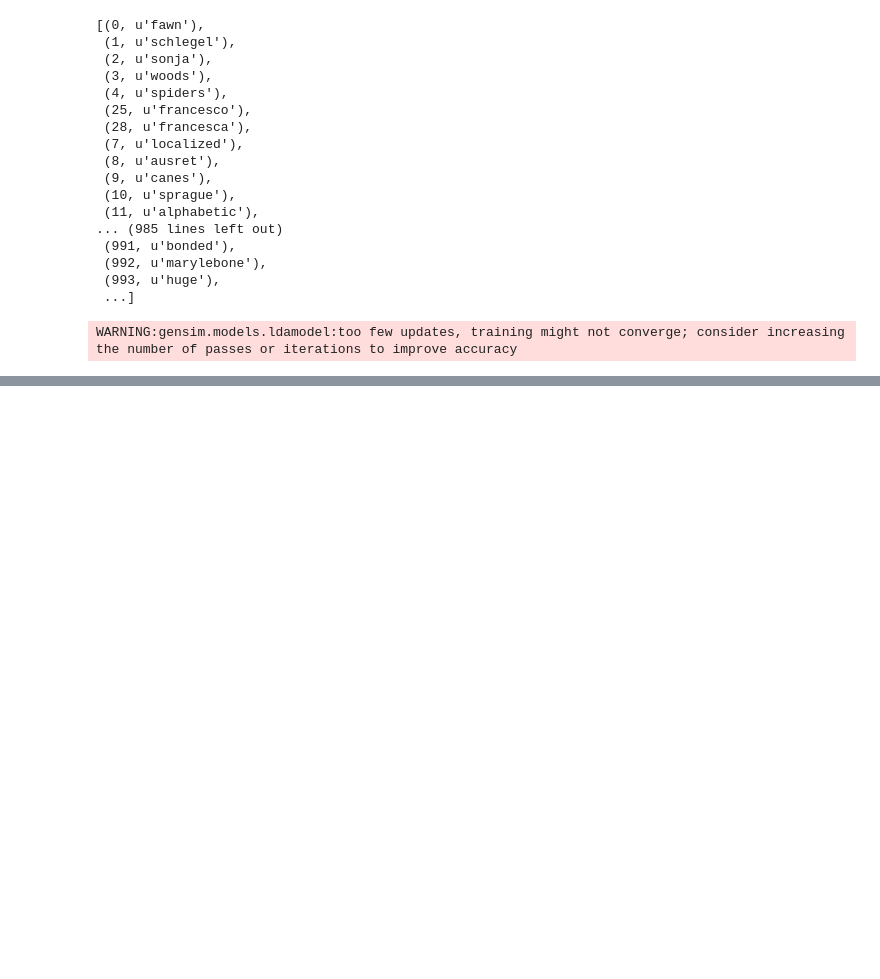
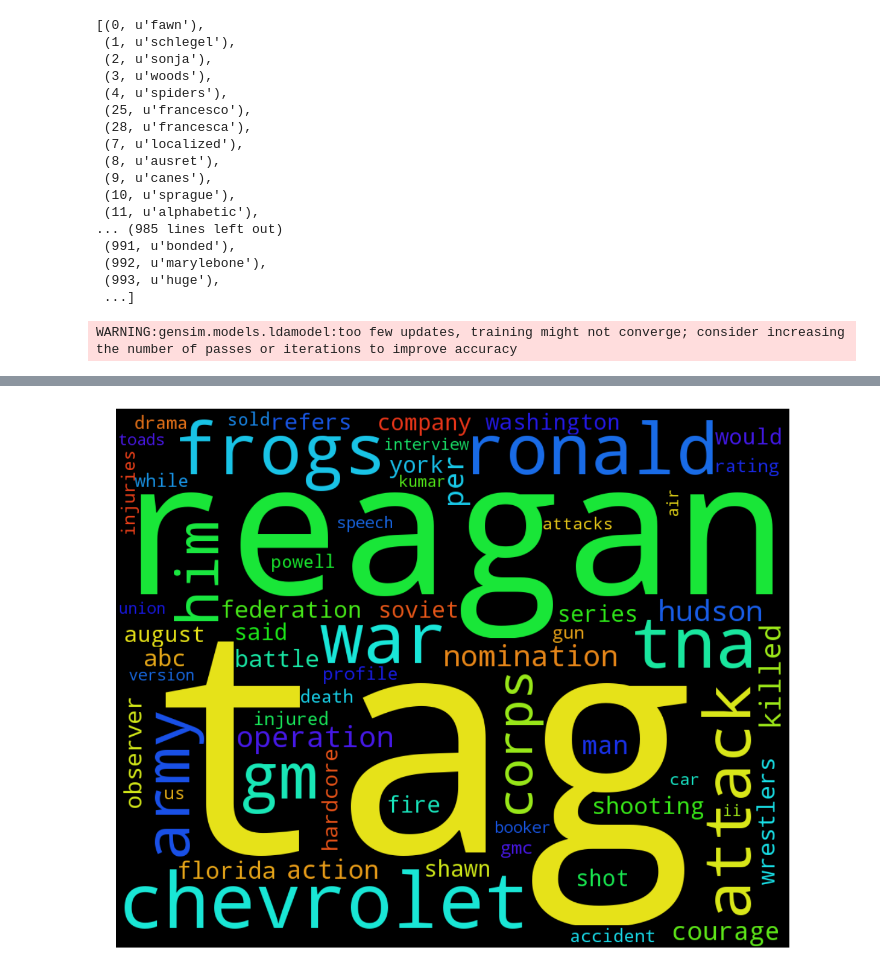
Before and after one commit to ermakovpetr/npl_for_students, a Jupyter notebook: lda.ipynb, the cells around one changed output, grey strips where cells are left out. Saved outputs shown, nothing was run; the diff lists cells and outputs as text; code cells hidden in the pictures; blank space fills up the shorter version.

```diff
--- a/lda.ipynb
+++ b/lda.ipynb
@@ -308,0 +320,13 @@ plt.show()
+# %%
+weights[weights.argmax()] = 0
+# %%
+words = model.show_topic(weights.argmax(), 64)
+# %%
+wc = wordcloud.WordCloud(width=1000, height=800, margin=2)
+wc.generate_from_frequencies(words)
+plt.figure(figsize=(20, 16))
+plt.imshow(wc)
+plt.axis('off')
+plt.show()
+# %% [output]
+[figure, added]
```
Also changed, not shown: parts of 4 cells of this notebook.
